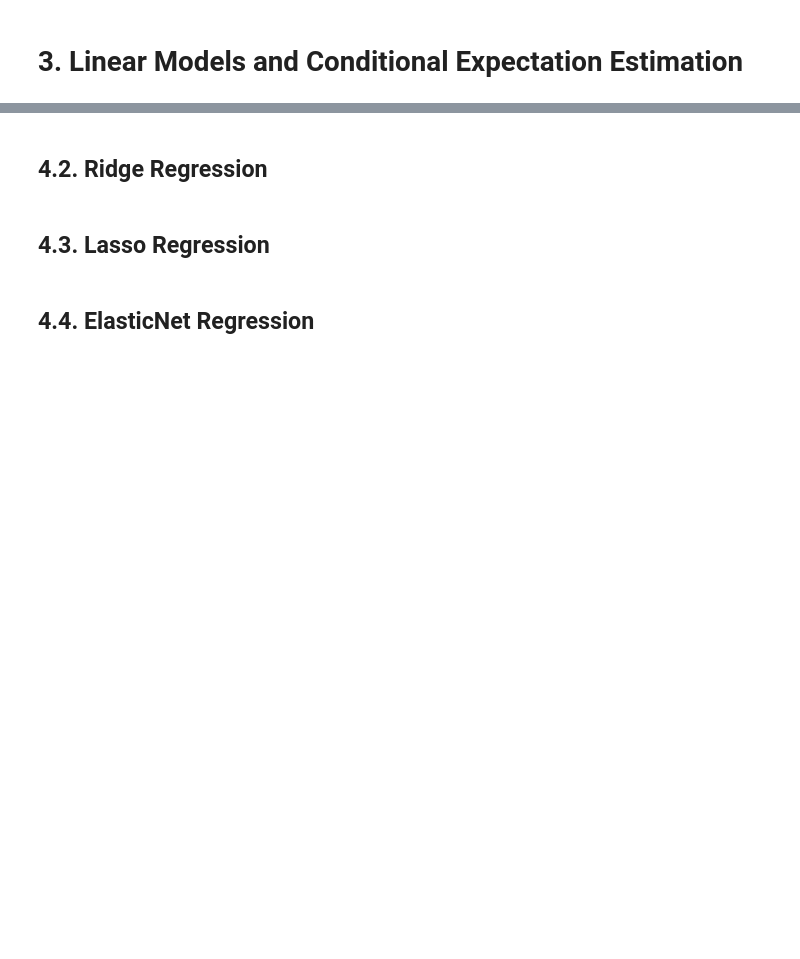
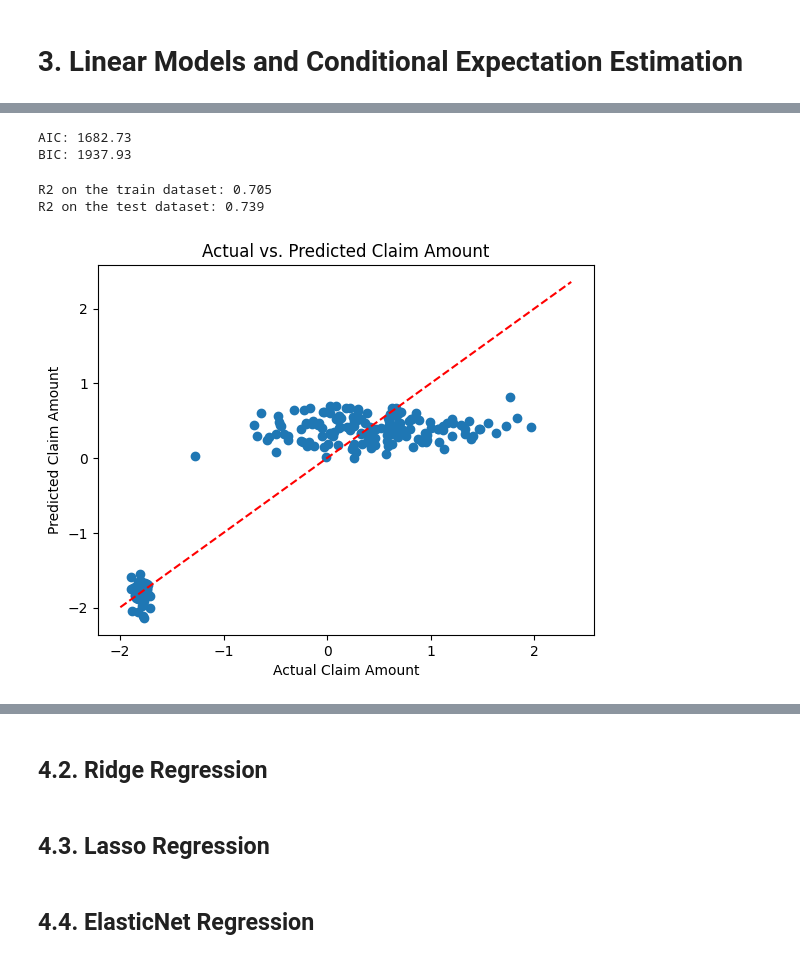
Before and after one commit to Regis0323/Module_1, a Jupyter notebook: Rurangwa_Assignment_Module_1.ipynb, the cells around one changed output, grey strips where cells are left out. Cells and saved outputs as stored; diff of their text form; code cells hidden in the pictures; blank space fills up the shorter version.

```diff
--- a/Rurangwa_Assignment_Module_1.ipynb
+++ b/Rurangwa_Assignment_Module_1.ipynb
@@ -344,6 +373,2 @@ These 15 figures above, in which the first 12 represent the numerical variables
 # %% [markdown]
 # 3. Linear Models and Conditional Expectation Estimation<a name="Linear_Models"></a>
-# %%
-# Split the dataset into features and target variable
-X = df.drop('MedHouseVal', axis=1)
-y = df['MedHouseVal']
@@ -353,3 +375,7 @@ feature_names = X.columns
 # %%
 # Split the data into training and testing sets
-X_train, X_test, y_train, y_test = train_test_split(X, y, test_size=0.2, random_state=42)
+X_train, X_test, y_train, y_test = train_test_split(X, y, test_size=0.2, random_state=23)
+# Split the dataset into features and target variable
+X = new_clean_data.drop(['total_claim_amount','injury_claim','property_claim','vehicle_claim'], axis=1)
+x = sm.add_constant(X)
+y = new_clean_data['total_claim_amount']
@@ -355,0 +449,35 @@ X_train, X_test, y_train, y_test = train_test_split(X, y, test_size=0.2, random_
+# %%
+model = sm.OLS(y, sm.add_constant(x)).fit()
+aic_value = model.aic
+bic_value = model.bic
+print("AIC:", round(aic_value, 2))
+print("BIC:", round(bic_value, 2))
+# %% [output]
+AIC: 1682.73
+BIC: 1937.93
+# %%
+X_train = sm.add_constant(X_train)
+X_test = sm.add_constant(X_test)
+
+model = sm.OLS(y_train, X_train).fit()
+y_pred = model.predict(X_test)
+# %%
+R2_train_set = model.rsquared
+R2_test_set = r2_score(y_test, y_pred)
+
+# R2 on the train dataset
+print("R2 on the train dataset:", round(R2_train_set,3))
+# R2 on the test dataset
+print("R2 on the test dataset:", round(R2_test_set, 3))
+# %% [output]
+R2 on the train dataset: 0.705
+R2 on the test dataset: 0.739
+# %%
+plt.scatter(y_test, y_pred)
+plt.xlabel('Actual Claim Amount')
+plt.ylabel('Predicted Claim Amount')
+plt.title('Actual vs. Predicted Claim Amount')
+plt.plot([y.min(), y.max()], [y.min(), y.max()], color='red', linestyle='--')  # Line of equality
+plt.show()
+# %% [output]
+[figure, added]
```
Also changed, not shown: parts of 26 cells of this notebook.
